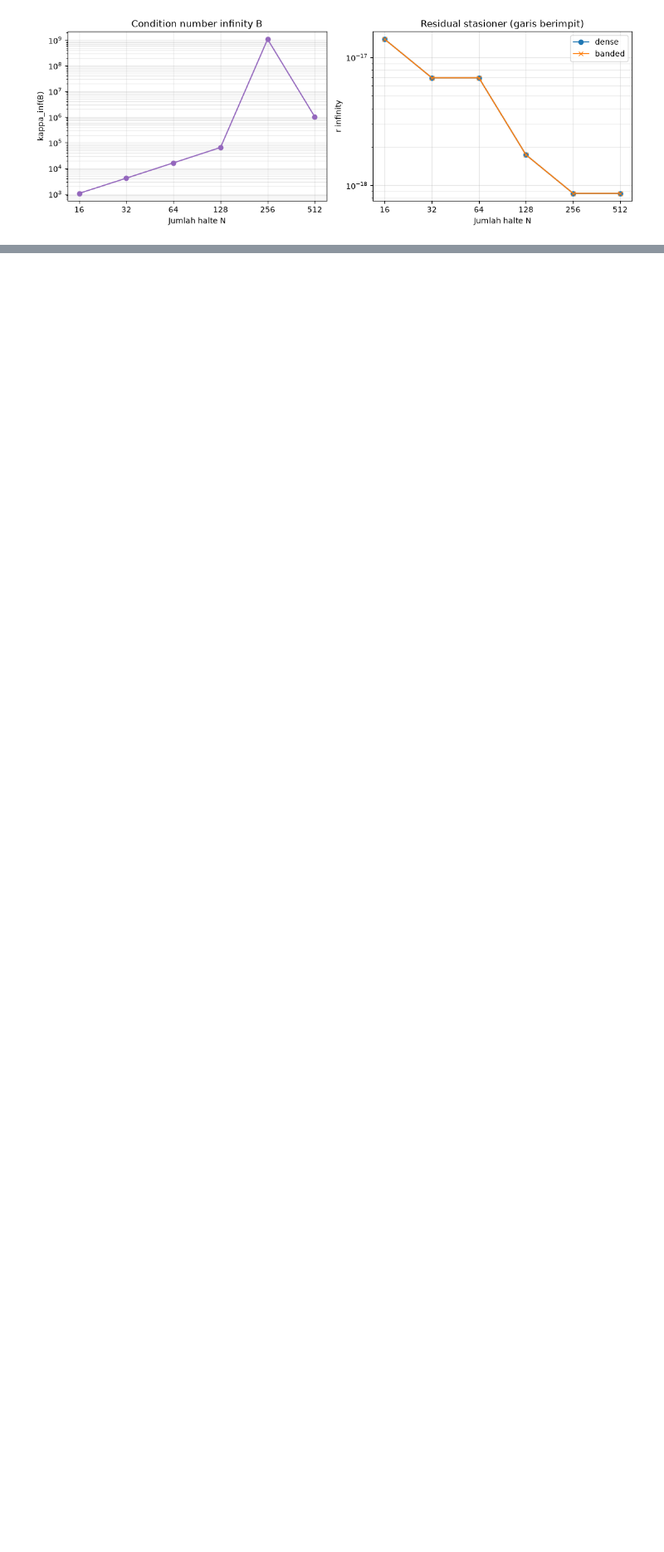
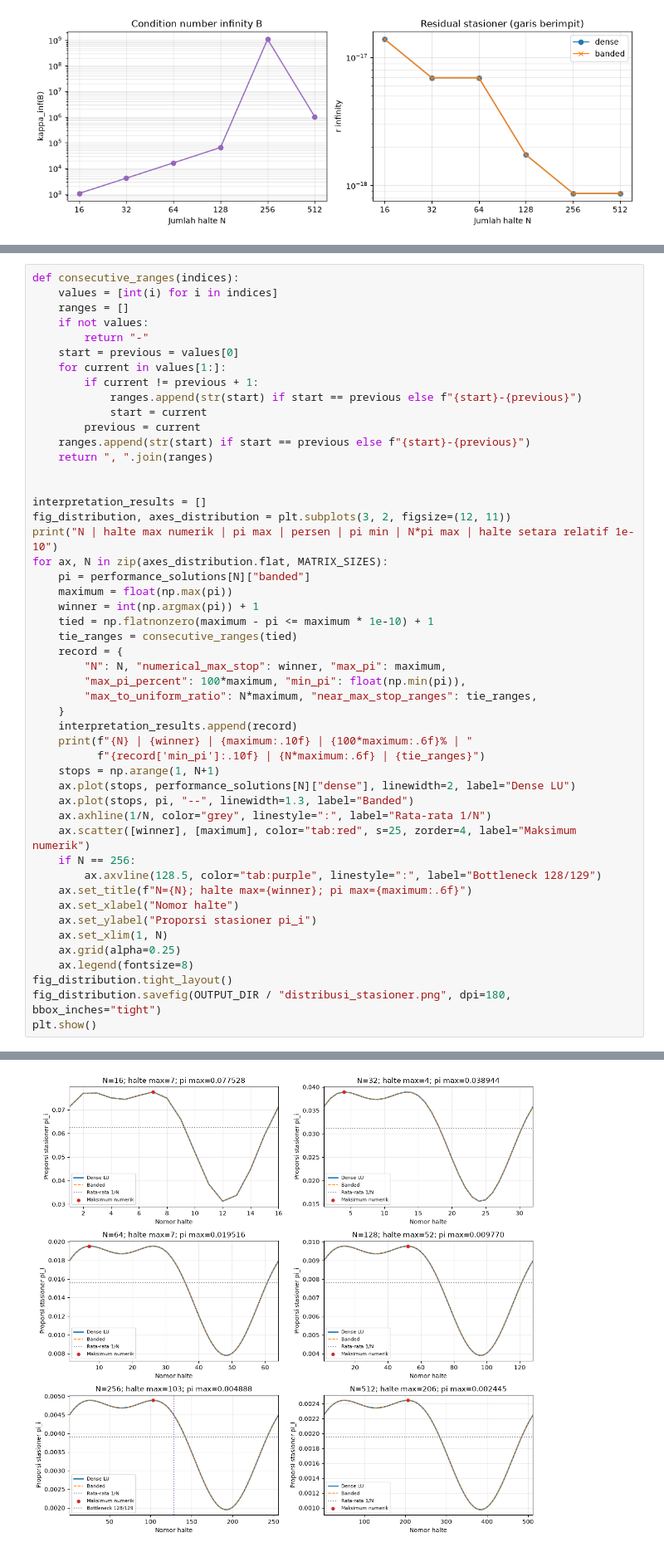
Before and after one commit to AsukaOurijya/tk1-no1-anum, a Jupyter notebook: TK1_Nomor1.ipynb, the cells around one changed output, grey strips where cells are left out. Shown at 83% size. Saved outputs shown, nothing was run; the diff lists cells and outputs as text; blank space fills up the shorter version.

Commit message:
feat: finish stop interpretation recommendations and experiment exports

```diff
--- a/TK1_Nomor1.ipynb
+++ b/TK1_Nomor1.ipynb
@@ -1547,0 +1557,50 @@ plt.show()
+# %%
+def consecutive_ranges(indices):
+    values = [int(i) for i in indices]
+    ranges = []
+    if not values:
+        return "-"
+    start = previous = values[0]
+    for current in values[1:]:
+        if current != previous + 1:
+            ranges.append(str(start) if start == previous else f"{start}-{previous}")
+            start = current
+        previous = current
+    ranges.append(str(start) if start == previous else f"{start}-{previous}")
+    return ", ".join(ranges)
+
+
+interpretation_results = []
+fig_distribution, axes_distribution = plt.subplots(3, 2, figsize=(12, 11))
+print("N | halte max numerik | pi max | persen | pi min | N*pi max | halte setara relatif 1e-10")
+for ax, N in zip(axes_distribution.flat, MATRIX_SIZES):
+    pi = performance_solutions[N]["banded"]
+    maximum = float(np.max(pi))
+    winner = int(np.argmax(pi)) + 1
+    tied = np.flatnonzero(maximum - pi <= maximum * 1e-10) + 1
+    tie_ranges = consecutive_ranges(tied)
+    record = {
+        "N": N, "numerical_max_stop": winner, "max_pi": maximum,
+        "max_pi_percent": 100*maximum, "min_pi": float(np.min(pi)),
+        "max_to_uniform_ratio": N*maximum, "near_max_stop_ranges": tie_ranges,
+    }
+    interpretation_results.append(record)
+    print(f"{N} | {winner} | {maximum:.10f} | {100*maximum:.6f}% | "
+          f"{record['min_pi']:.10f} | {N*maximum:.6f} | {tie_ranges}")
+    stops = np.arange(1, N+1)
+    ax.plot(stops, performance_solutions[N]["dense"], linewidth=2, label="Dense LU")
+    ax.plot(stops, pi, "--", linewidth=1.3, label="Banded")
+    ax.axhline(1/N, color="grey", linestyle=":", label="Rata-rata 1/N")
+    ax.scatter([winner], [maximum], color="tab:red", s=25, zorder=4, label="Maksimum numerik")
+    if N == 256:
+        ax.axvline(128.5, color="tab:purple", linestyle=":", label="Bottleneck 128/129")
+    ax.set_title(f"N={N}; halte max={winner}; pi max={maximum:.6f}")
+    ax.set_xlabel("Nomor halte")
+    ax.set_ylabel("Proporsi stasioner pi_i")
+    ax.set_xlim(1, N)
+    ax.grid(alpha=0.25)
+    ax.legend(fontsize=8)
+fig_distribution.tight_layout()
+fig_distribution.savefig(OUTPUT_DIR / "distribusi_stasioner.png", dpi=180, bbox_inches="tight")
+plt.show()
+# %% [output]
@@ -1547,0 +1614 @@ plt.show()
+[figure, added]
```
Also changed, not shown: parts of 8 cells of this notebook, 13 other files.
